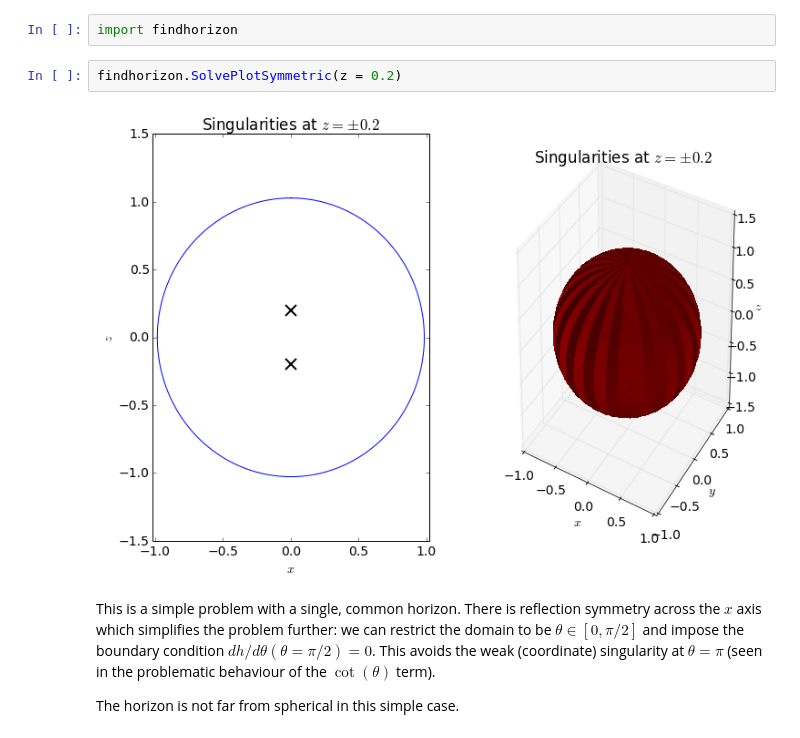
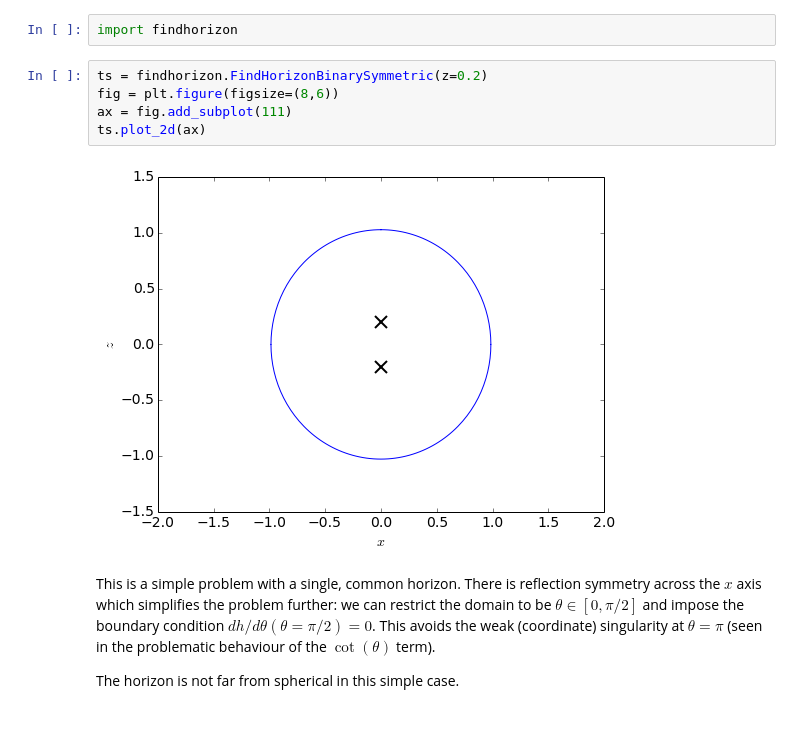
Before and after one commit to IanHawke/findhorizon, a Jupyter notebook: Black Hole Interaction.ipynb, the cells around one changed output. Saved outputs shown, nothing was run; the diff lists cells and outputs as text.

```diff
--- a/Black Hole Interaction.ipynb
+++ b/Black Hole Interaction.ipynb
@@ -79,10 +80,13 @@ so that the boundary value problem is well defined for all $\theta$.
 Boundary value problems can often be tackled using the shooting method. This is easily implemented using `scipy` via `scipy.integrate.ode` and `scipy.optimize.brentq`, for example. Here we just display some simple results.
 # %%
 import findhorizon
-# %%
-findhorizon.SolvePlotSymmetric(z = 0.2)
-# %% [output]
-[figure, removed]
+# %%
+ts = findhorizon.FindHorizonBinarySymmetric(z=0.2)
+fig = plt.figure(figsize=(8,6))
+ax = fig.add_subplot(111)
+ts.plot_2d(ax)
+# %% [output]
+[figure, added]
 # %% [markdown]
 This is a simple problem with a single, common horizon. There is reflection symmetry across the $x$ axis which simplifies the problem further: we can restrict the domain to be $\theta \in [0, \pi/2]$ and impose the boundary condition $dh / d\theta (\theta = \pi / 2) = 0$. This avoids the weak (coordinate) singularity at $\theta = \pi$ (seen in the problematic behaviour of the $\cot(\theta)$ term).
 
```
Also changed, not shown: parts of 4 cells of this notebook, 1 other file.
